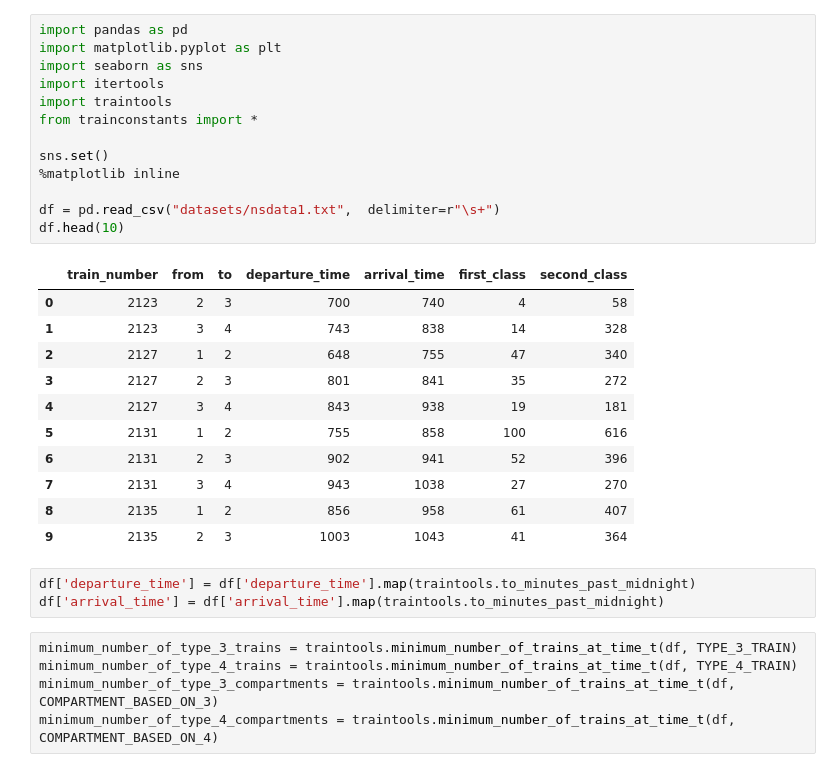
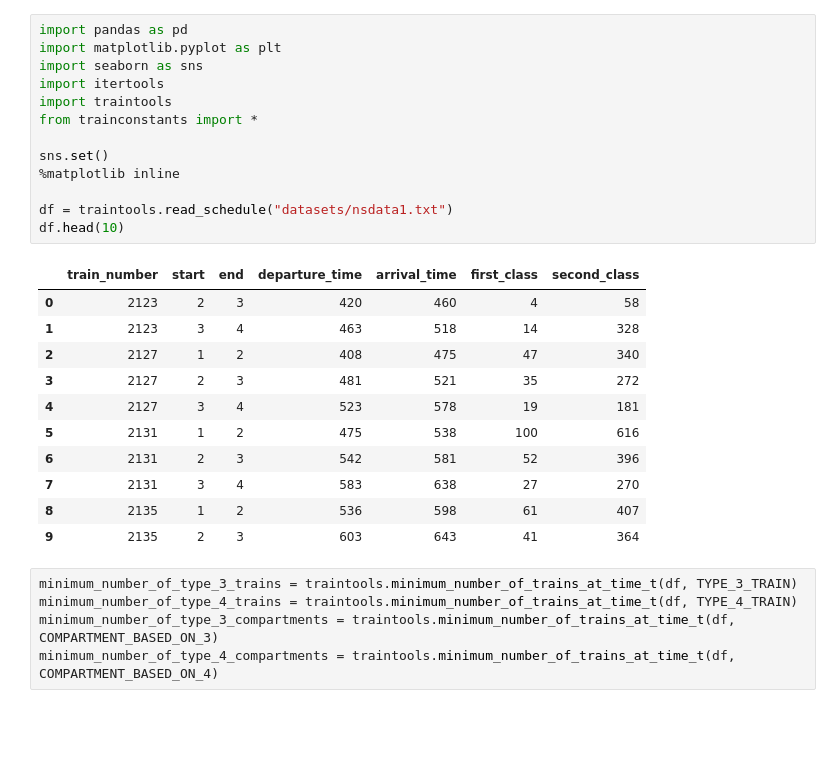
Before and after one commit to Sun-flowerSamurai/train-modelling, a Jupyter notebook: loading_train_data.ipynb, the cells around one changed output. Cells and saved outputs as stored; diff of their text form; blank space fills up the shorter version.

```diff
--- a/loading_train_data.ipynb
+++ b/loading_train_data.ipynb
@@ -1,31 +1,28 @@
 # %%
 import pandas as pd
 import matplotlib.pyplot as plt
 import seaborn as sns
 import itertools
 import traintools
 from trainconstants import *
 
 sns.set()
 %matplotlib inline
 
-df = pd.read_csv("datasets/nsdata1.txt",  delimiter=r"\s+")
+df = traintools.read_schedule("datasets/nsdata1.txt")
 df.head(10)
 # %% [output]
-|  | train_number | from | to | departure_time | arrival_time | first_class | second_class |
-| 0 | 2123 | 2 | 3 | 700 | 740 | 4 | 58 |
-| 1 | 2123 | 3 | 4 | 743 | 838 | 14 | 328 |
-| 2 | 2127 | 1 | 2 | 648 | 755 | 47 | 340 |
-| 3 | 2127 | 2 | 3 | 801 | 841 | 35 | 272 |
-| 4 | 2127 | 3 | 4 | 843 | 938 | 19 | 181 |
-| 5 | 2131 | 1 | 2 | 755 | 858 | 100 | 616 |
-| 6 | 2131 | 2 | 3 | 902 | 941 | 52 | 396 |
-| 7 | 2131 | 3 | 4 | 943 | 1038 | 27 | 270 |
-| 8 | 2135 | 1 | 2 | 856 | 958 | 61 | 407 |
-| 9 | 2135 | 2 | 3 | 1003 | 1043 | 41 | 364 |
+|  | train_number | start | end | departure_time | arrival_time | first_class | second_class |
+| 0 | 2123 | 2 | 3 | 420 | 460 | 4 | 58 |
+| 1 | 2123 | 3 | 4 | 463 | 518 | 14 | 328 |
+| 2 | 2127 | 1 | 2 | 408 | 475 | 47 | 340 |
+| 3 | 2127 | 2 | 3 | 481 | 521 | 35 | 272 |
+| 4 | 2127 | 3 | 4 | 523 | 578 | 19 | 181 |
+| 5 | 2131 | 1 | 2 | 475 | 538 | 100 | 616 |
+| 6 | 2131 | 2 | 3 | 542 | 581 | 52 | 396 |
+| 7 | 2131 | 3 | 4 | 583 | 638 | 27 | 270 |
+| 8 | 2135 | 1 | 2 | 536 | 598 | 61 | 407 |
+| 9 | 2135 | 2 | 3 | 603 | 643 | 41 | 364 |
-# %%
-df['departure_time'] = df['departure_time'].map(traintools.to_minutes_past_midnight)
-df['arrival_time'] = df['arrival_time'].map(traintools.to_minutes_past_midnight)
 # %%
 minimum_number_of_type_3_trains = traintools.minimum_number_of_trains_at_time_t(df, TYPE_3_TRAIN)
 minimum_number_of_type_4_trains = traintools.minimum_number_of_trains_at_time_t(df, TYPE_4_TRAIN)
```
Also changed, not shown: 1 other file.
